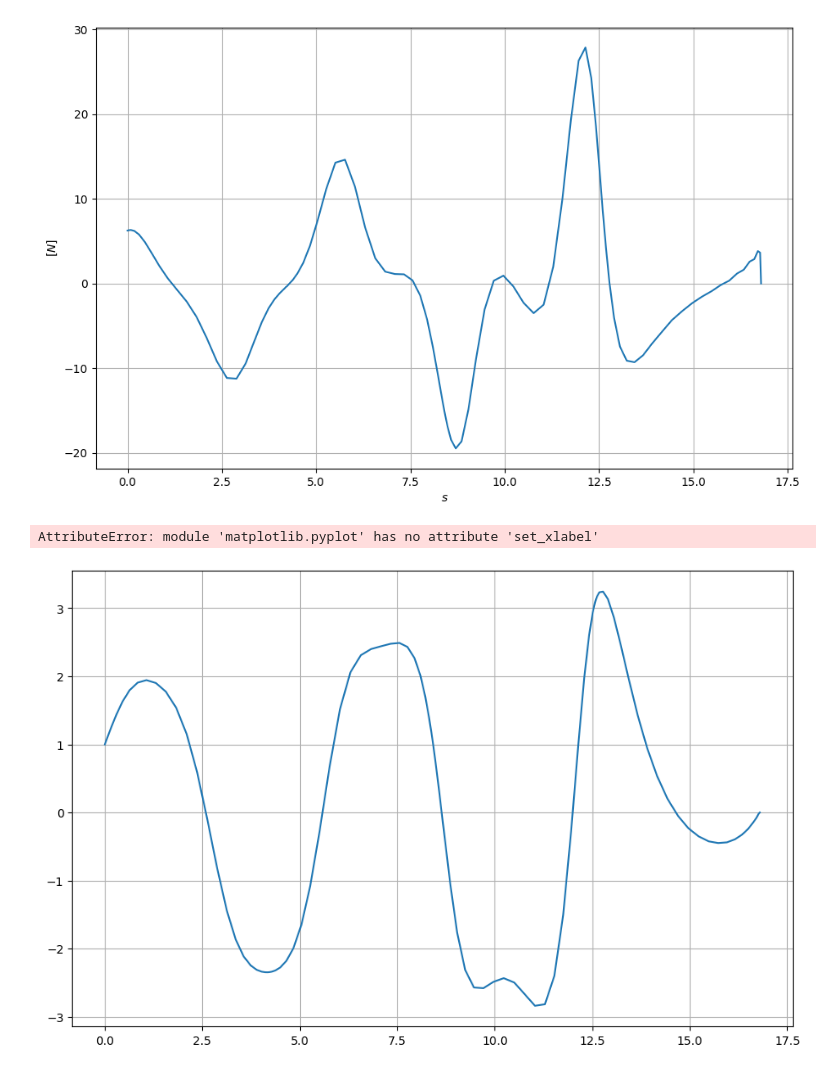
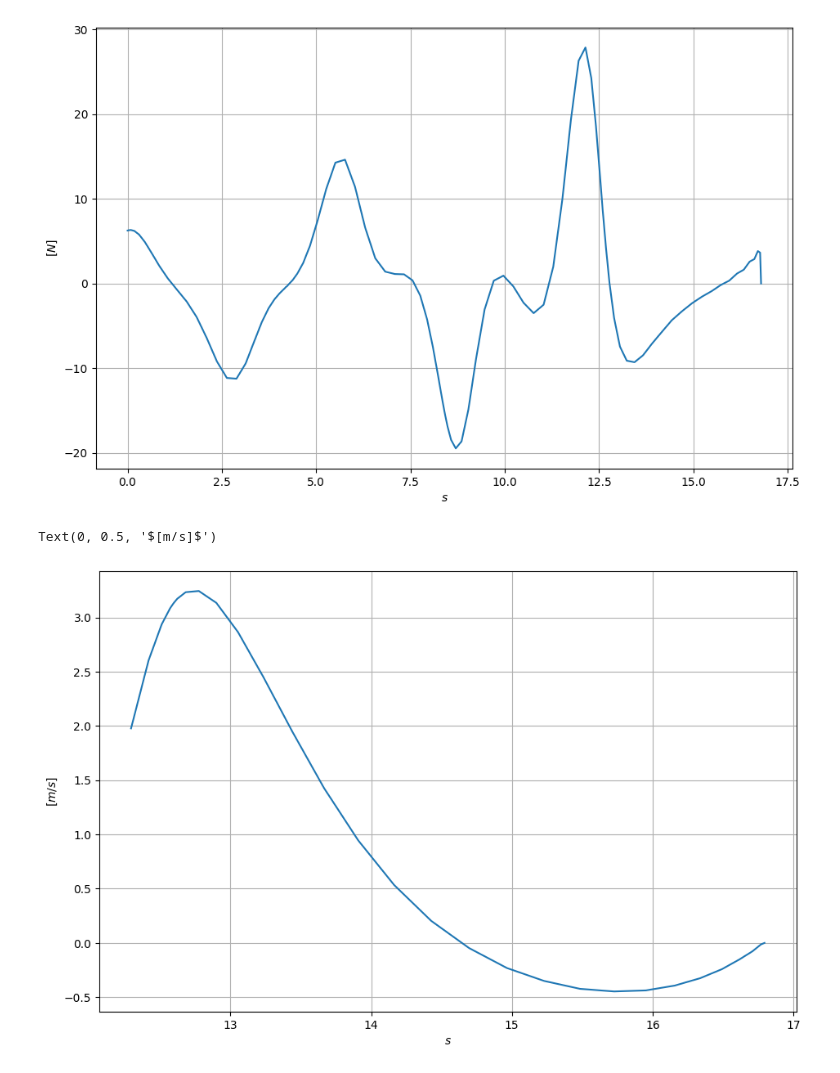
Before and after one commit to sehnemroger/optdnn, a Jupyter notebook: python/avalia_base_trajetoria.ipynb, the cells around one changed output. Cells and saved outputs as stored; diff of their text form; code cells hidden in the pictures.

```diff
--- a/python/avalia_base_trajetoria.ipynb
+++ b/python/avalia_base_trajetoria.ipynb
@@ -76,10 +76,10 @@ Text(0, 0.5, '$[N]$')
 [figure]
 # %%
 plt.figure(figsize=(11,7))
-plt.plot(data[:,0],data[:,2])
+plt.plot(data[-30:,0],data[-30:,2])
 plt.grid(True)
 plt.xlabel(r'$s$')
 plt.ylabel(r'$[m/s]$')
 # %% [output]
-AttributeError: module 'matplotlib.pyplot' has no attribute 'set_xlabel'
+Text(0, 0.5, '$[m/s]$')
-[figure, old version]
+[figure, new version]
```
Also changed, not shown: 3 other files.
